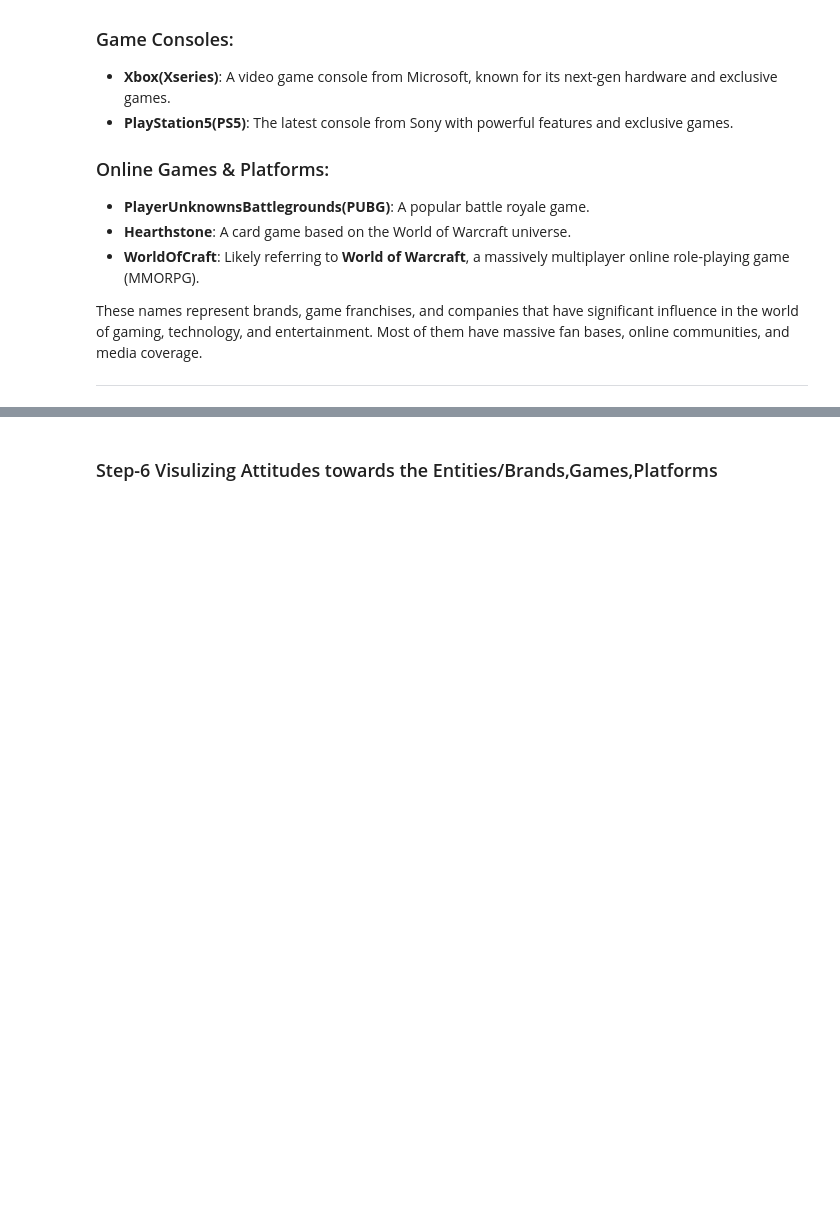
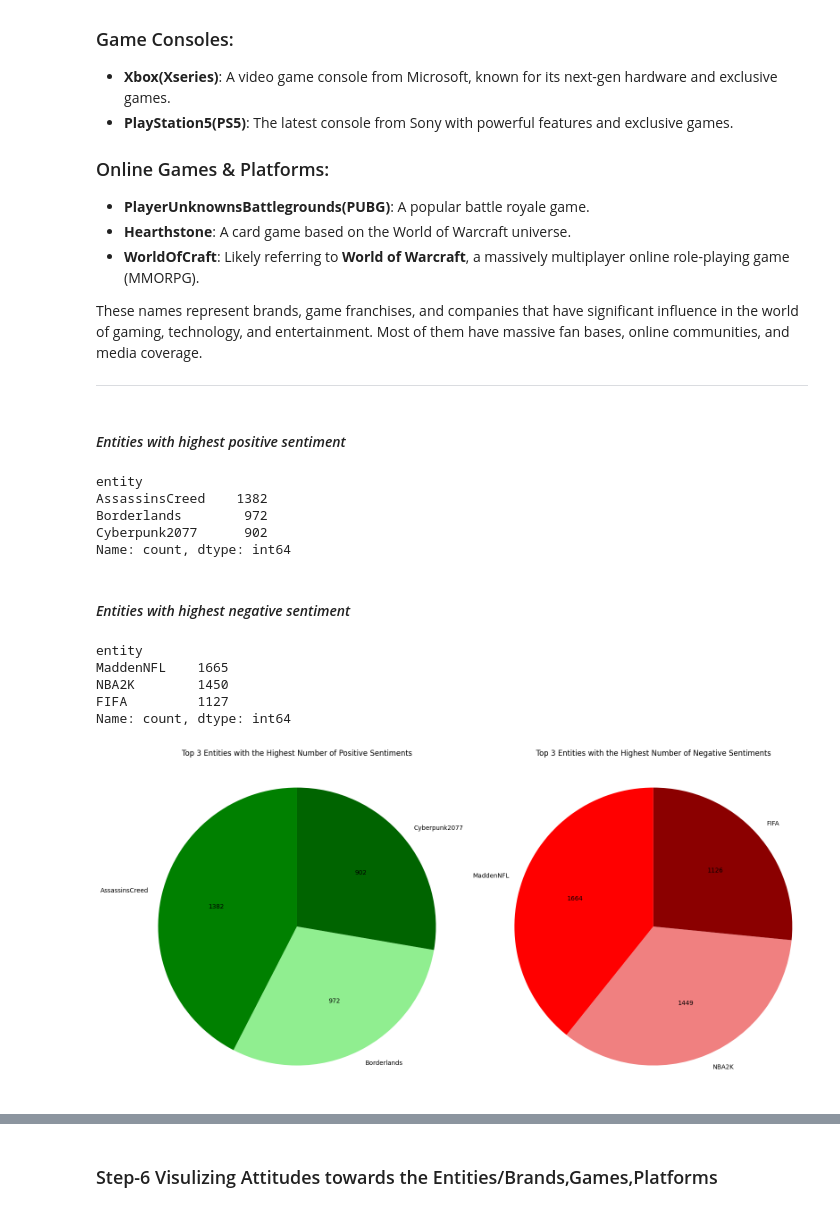
Before and after one commit to ibtj21/PRODIGY_DS_04, a Jupyter notebook: Sentiment_analysis.ipynb, the cells around one changed output, grey strips where cells are left out. Saved outputs shown, nothing was run; the diff lists cells and outputs as text; code cells hidden in the pictures; blank space fills up the shorter version.

```diff
--- a/Sentiment_analysis.ipynb
+++ b/Sentiment_analysis.ipynb
@@ -335,3 +383,77 @@ ___
 
 These names represent brands, game franchises, and companies that have significant influence in the world of gaming, technology, and entertainment. Most of them have massive fan bases, online communities, and media coverage.
 ___
+# %% [markdown]
+#### _Entities with highest positive sentiment_
+# %%
+# Filter the dataset for positive sentiment
+positive_sentiment_df = df_relevant[df_relevant['Sentiment'] == 'Positive']
+
+# Group by the entity and count the number of occurrences
+positive_entity_counts = positive_sentiment_df['entity'].value_counts()
+
+# Get the top 3 entities with the highest count of positive sentiments
+top_3_positive_entities = positive_entity_counts.head(3)
+
+# Display the top 3 entities with the highest positive sentiment count
+print(top_3_positive_entities)
+# %% [output]
+entity
+AssassinsCreed    1382
+Borderlands        972
+Cyberpunk2077      902
+Name: count, dtype: int64
+# %% [markdown]
+#### _Entities with highest negative sentiment_
+# %%
+# Get the count of negative sentiment for each entity
+negative_entity_counts = df_relevant[df_relevant['Sentiment'] == 'Negative']['entity'].value_counts()
+
+# Select the top 3 entities with the highest negative sentiment counts
+top_3_negative_entities = negative_entity_counts.head(3)
+
+# Display the top 3 negative entities with their counts
+print(top_3_negative_entities)
+# %% [output]
+entity
+MaddenNFL    1665
+NBA2K        1450
+FIFA         1127
+Name: count, dtype: int64
+# %%
+import matplotlib.pyplot as plt
+
+# Get the count of positive sentiment for each entity
+positive_entity_counts = df_relevant[df_relevant['Sentiment'] == 'Positive']['entity'].value_counts()
+
+# Select the top 3 entities with the highest positive sentiment counts
+top_3_positive_entities = positive_entity_counts.head(3)
+
+# Get the count of negative sentiment for each entity
+negative_entity_counts = df_relevant[df_relevant['Sentiment'] == 'Negative']['entity'].value_counts()
+
+# Select the top 3 entities with the highest negative sentiment counts
+top_3_negative_entities = negative_entity_counts.head(3)
+
+# Create a figure with two subplots side by side
+fig, ax = plt.subplots(1, 2, figsize=(16, 8))
+
+# Positive sentiment pie chart
+ax[0].pie(top_3_positive_entities, labels=top_3_positive_entities.index,
+          autopct=lambda p: f'{int(p * sum(top_3_positive_entities) / 100)}',
+          startangle=90, colors=['green', 'lightgreen', 'darkgreen'])
+ax[0].set_title('Top 3 Entities with the Highest Number of Positive Sentiments')
+ax[0].axis('equal')  # Equal aspect ratio ensures the pie chart is circular.
+
+# Negative sentiment pie chart
+ax[1].pie(top_3_negative_entities, labels=top_3_negative_entities.index,
+          autopct=lambda p: f'{int(p * sum(top_3_negative_entities) / 100)}',
+          startangle=90, colors=['red', 'lightcoral', 'darkred'])
+ax[1].set_title('Top 3 Entities with the Highest Number of Negative Sentiments')
+ax[1].axis('equal')  # Equal aspect ratio ensures the pie chart is circular.
+
+# Show the plot
+plt.tight_layout()
+plt.show()
+# %% [output]
+[figure, added]
```
Also changed, not shown: parts of 40 cells of this notebook.
